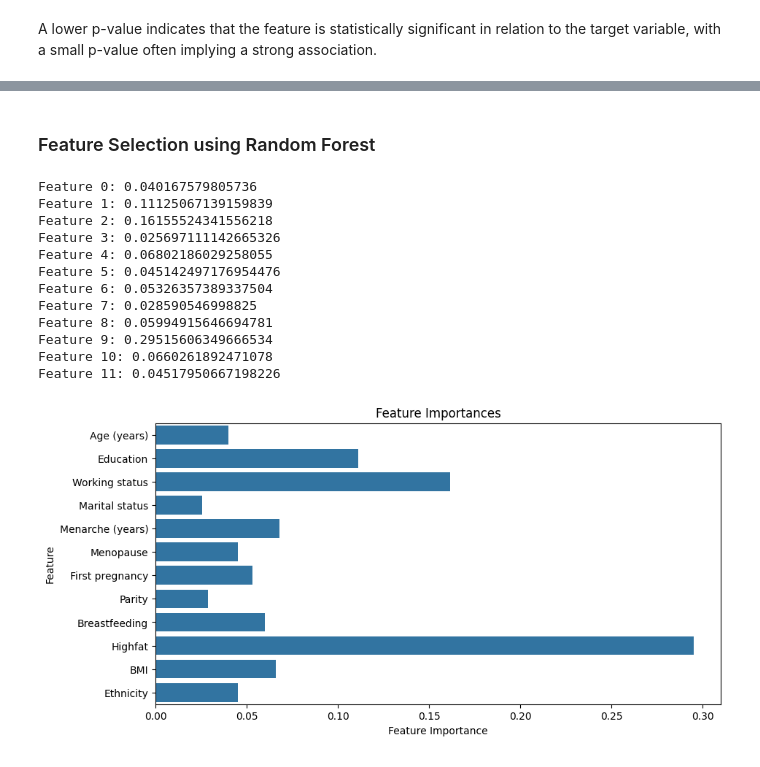
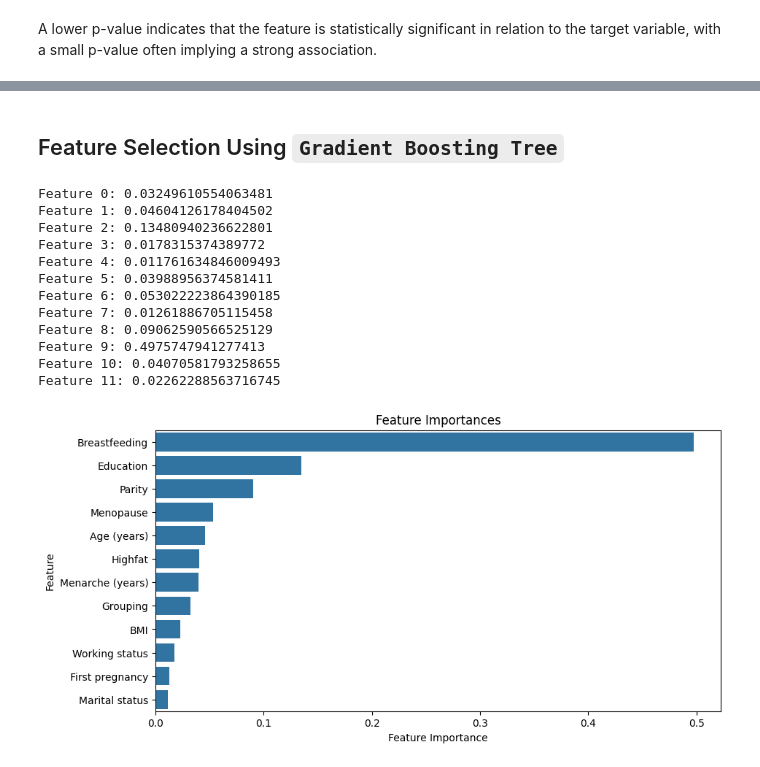
Before and after one commit to YOGASATWIKA/datamining, a Jupyter notebook: eda-feature-selection.ipynb, the cells around one changed output, grey strips where cells are left out. Drawn from its saved outputs; the diff is of its cells as text; code cells hidden in the pictures.

Commit message:
fixing classificiation method, add imputation, and create optimization model with optuna

```diff
--- a/eda-feature-selection.ipynb
+++ b/eda-feature-selection.ipynb
@@ -99,3 +233,0 @@ from sklearn.model_selection import train_test_split
-# %%
-df = pd.read_csv('datasets/breast-cancer.csv')
-df.isna().sum()
@@ -117,4 +233,0 @@ dtype: int64
-# %%
-df['First pregnancy'].fillna(value='NaN')
-df = df.dropna()
-df.isna().sum()
@@ -198,9 +255,0 @@ A lower p-value indicates that the feature is statistically significant in relat
-# %%
-from sklearn.preprocessing import LabelEncoder
-
-label_encoder = LabelEncoder()
-
-for column in df.columns:
-    df[column] = label_encoder.fit_transform(df[column])
-
-print(df.head())
@@ -228,16 +306,10 @@ print(df.head())
 # %% [markdown]
-### Feature Selection using Random Forest
+## Feature Selection Using `Gradient Boosting Tree`
 # %%
-import numpy as np
-from sklearn.ensemble import RandomForestClassifier
-from sklearn.model_selection import train_test_split
+from sklearn.ensemble import GradientBoostingClassifier
 
-# Initialize Random Forest classifier
-clf = RandomForestClassifier()
-
-# Split data into features and target
-X = df.drop('Grouping', axis=1)
-y = df['Grouping']
+# Initialize Gradient Boosting classifier
+clf = GradientBoostingClassifier()
 
 # Train classifier
 clf.fit(X, y)
@@ -249,30 +321,31 @@ feature_importances = clf.feature_importances_
 sorted_indices = np.argsort(feature_importances)[::-1]
 top_n = 5
 top_features = sorted_indices[:top_n]
+top_all = sorted_indices[:12]
 
 # Print feature importances
 for i, importance in enumerate(feature_importances):
-    print(f"Feature {i}: {importance}")
+	print(f"Feature {i}: {importance}")
 # %% [output]
-Feature 0: 0.040167579805736
-Feature 1: 0.11125067139159839
-Feature 2: 0.16155524341556218
-Feature 3: 0.025697111142665326
-Feature 4: 0.06802186029258055
-Feature 5: 0.045142497176954476
-Feature 6: 0.05326357389337504
-Feature 7: 0.028590546998825
-Feature 8: 0.05994915646694781
-Feature 9: 0.29515606349666534
-Feature 10: 0.0660261892471078
-Feature 11: 0.04517950667198226
+Feature 0: 0.03249610554063481
+Feature 1: 0.04604126178404502
+Feature 2: 0.13480940236622801
+Feature 3: 0.0178315374389772
+Feature 4: 0.011761634846009493
+Feature 5: 0.03988956374581411
+Feature 6: 0.053022223864390185
+Feature 7: 0.01261886705115458
+Feature 8: 0.09062590566525129
+Feature 9: 0.4975747941277413
+Feature 10: 0.04070581793258655
+Feature 11: 0.02262288563716745
 # %%
 # Plot all features importances using seaborn
 plt.figure(figsize=(10, 5))
-sns.barplot(x=feature_importances, y=df.columns.drop('Grouping'))
+sns.barplot(x=feature_importances[top_all], y=df.columns[top_all])
 plt.xlabel('Feature Importance')
 plt.ylabel('Feature')
 plt.title('Feature Importances')
 plt.show()
 # %% [output]
-[figure, old version]
+[figure, new version]
```
Also changed, not shown: parts of 44 cells of this notebook, 2 other files.
